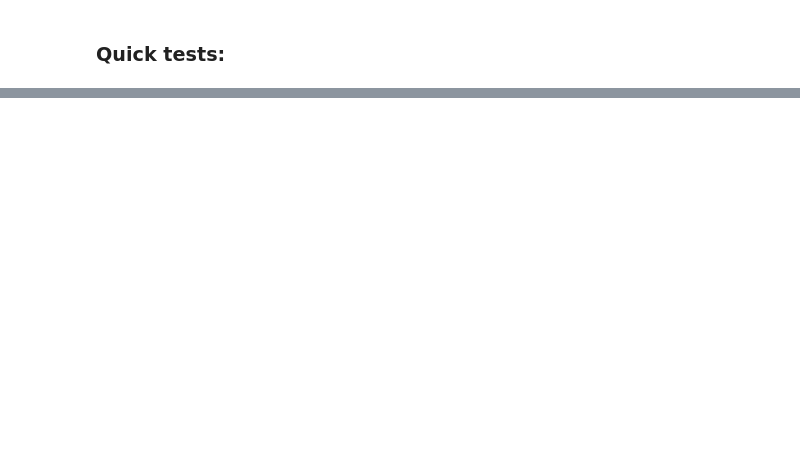
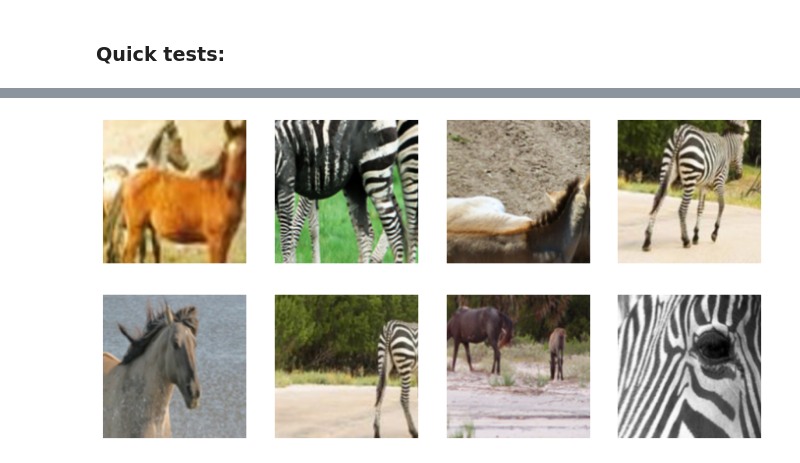
Before and after one commit to tmabraham/UPIT, a Jupyter notebook: nbs/02_data.unpaired.ipynb, the cells around one changed output, grey strips where cells are left out. Drawn from its saved outputs; the diff is of its cells as text; code cells hidden in the pictures; blank space fills up the shorter version.

```diff
--- a/nbs/02_data.unpaired.ipynb
+++ b/nbs/02_data.unpaired.ipynb
@@ -146,6 +148,13 @@ num_B = 150
 dls = get_dls(trainA_path, trainB_path,num_A=num_A,num_B=num_B,load_size=load_size,crop_size=crop_size,bs=bs)
 # %%
 test_eq(len(dls[0]),int(min(num_A,num_B)/bs))
+# %%
+dls = get_dls(trainA_path, trainB_path,num_A=num_A,num_B=num_B,load_size=load_size,crop_size=crop_size,
+              batch_tfms=[IntToFloatTensor, *aug_transforms(size=224), Normalize.from_stats(*imagenet_stats)], bs=bs)
+# %%
+dls.show_batch()
+# %% [output]
+[figure, added]
 # %%
 #hide
 from nbdev.export import notebook2script
```
Also changed, not shown: parts of 8 cells of this notebook, 5 other files.
